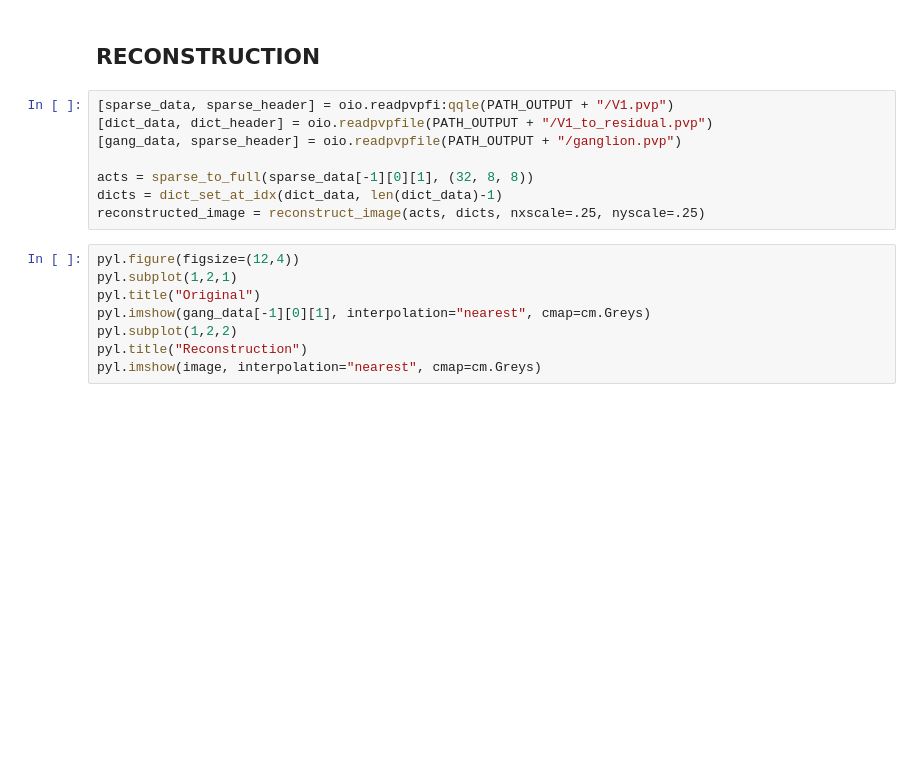
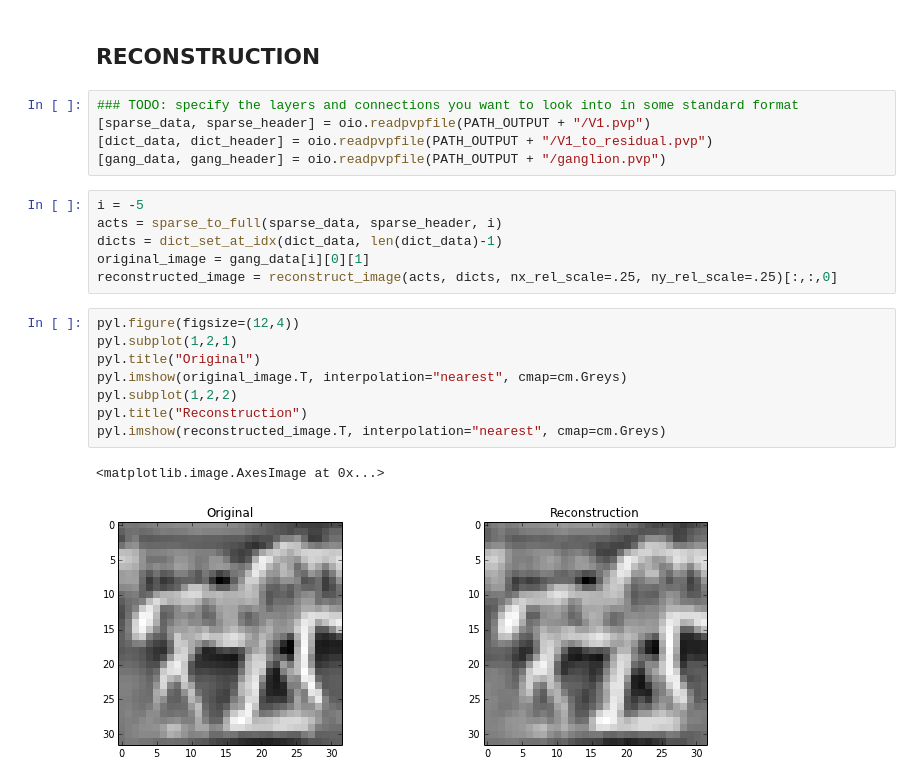
Before and after one commit to Arthas1121/SpikingLCA, a Jupyter notebook: active_nb_scripts/Exploring_the_current_run.ipynb, the cells around one changed output. Cells and saved outputs as stored; diff of their text form; blank space fills up the shorter version.

```diff
--- a/active_nb_scripts/Exploring_the_current_run.ipynb
+++ b/active_nb_scripts/Exploring_the_current_run.ipynb
@@ -62,18 +64,24 @@ HTML(video_tag)
 # %% [markdown]
 ## RECONSTRUCTION
 # %%
-[sparse_data, sparse_header] = oio.readpvpfi:qqle(PATH_OUTPUT + "/V1.pvp")
+### TODO: specify the layers and connections you want to look into in some standard format
+[sparse_data, sparse_header] = oio.readpvpfile(PATH_OUTPUT + "/V1.pvp")
 [dict_data, dict_header] = oio.readpvpfile(PATH_OUTPUT + "/V1_to_residual.pvp")
-[gang_data, sparse_header] = oio.readpvpfile(PATH_OUTPUT + "/ganglion.pvp")
-
-acts = sparse_to_full(sparse_data[-1][0][1], (32, 8, 8))
-dicts = dict_set_at_idx(dict_data, len(dict_data)-1)
-reconstructed_image = reconstruct_image(acts, dicts, nxscale=.25, nyscale=.25)
+[gang_data, gang_header] = oio.readpvpfile(PATH_OUTPUT + "/ganglion.pvp")
+# %%
+i = -5
+acts = sparse_to_full(sparse_data, sparse_header, i)
+dicts = dict_set_at_idx(dict_data, len(dict_data)-1)
+original_image = gang_data[i][0][1]
+reconstructed_image = reconstruct_image(acts, dicts, nx_rel_scale=.25, ny_rel_scale=.25)[:,:,0]
 # %%
 pyl.figure(figsize=(12,4))
 pyl.subplot(1,2,1)
 pyl.title("Original")
-pyl.imshow(gang_data[-1][0][1], interpolation="nearest", cmap=cm.Greys)
+pyl.imshow(original_image.T, interpolation="nearest", cmap=cm.Greys)
 pyl.subplot(1,2,2)
 pyl.title("Reconstruction")
-pyl.imshow(image, interpolation="nearest", cmap=cm.Greys)
+pyl.imshow(reconstructed_image.T, interpolation="nearest", cmap=cm.Greys)
+# %% [output]
+<matplotlib.image.AxesImage at 0x...>
+[figure, added]
```
Also changed, not shown: parts of 6 cells of this notebook, 3 other files.
